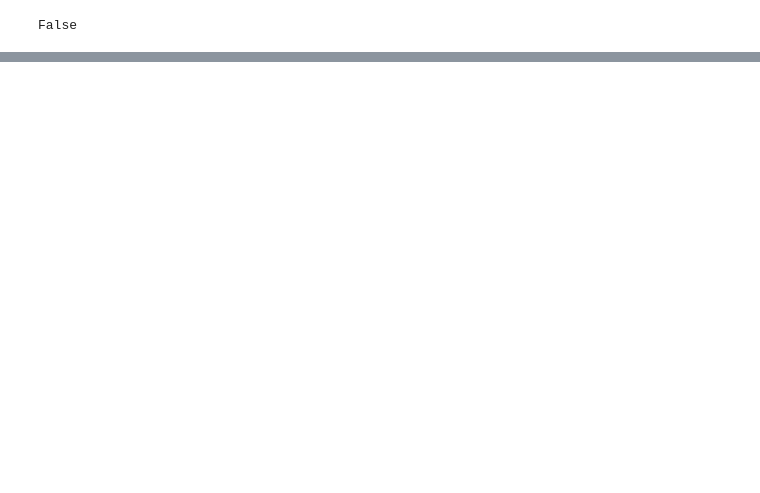
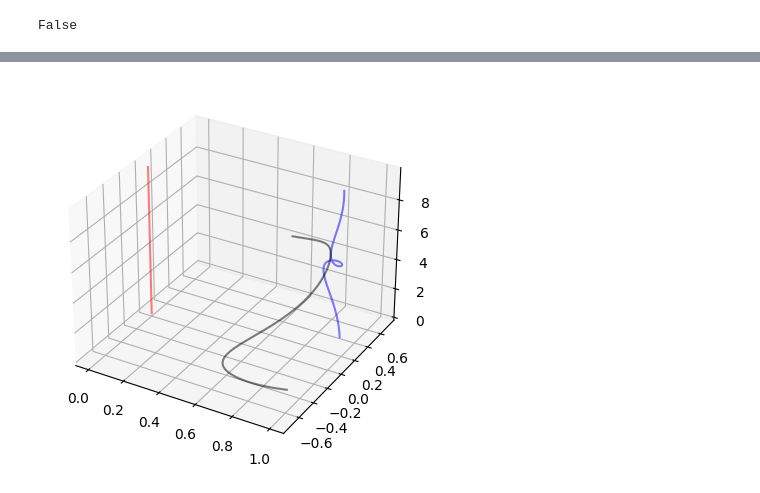
Before and after one commit to jeffersonkim97/cognis_UAM, a Jupyter notebook: notebook/test.ipynb, the cells around one changed output, grey strips where cells are left out. Cells and saved outputs as stored; diff of their text form; code cells hidden in the pictures; blank space fills up the shorter version.

```diff
--- a/notebook/test.ipynb
+++ b/notebook/test.ipynb
@@ -528,0 +550,23 @@ False
+# %%
+Rc = 1
+
+# Camera Location
+x0 = np.zeros(len(th_vec),)
+y0 = np.zeros(len(th_vec),)
+
+# P1
+x1 = x0 + Rc*np.cos(th_vec/2)
+y1 = y0 + Rc*np.sin(th_vec/2)
+
+# P2
+x2 = x0 + Rc*np.cos(th_vec/2)
+y2 = y0 - Rc*np.sin(th_vec/2)
+# %%
+fig = plt.figure()
+plt.axes(projection ='3d')
+plt.plot(x0, y0, tvec, '-r', alpha = 0.5)
+plt.plot(x1, y1, tvec, '-b', alpha = 0.5)
+plt.plot(x2, y2, tvec, '-k', alpha = 0.5)
+plt.show()
+# %% [output]
+[figure, added]
```
Also changed, not shown: parts of 28 cells of this notebook, 6 other files.
